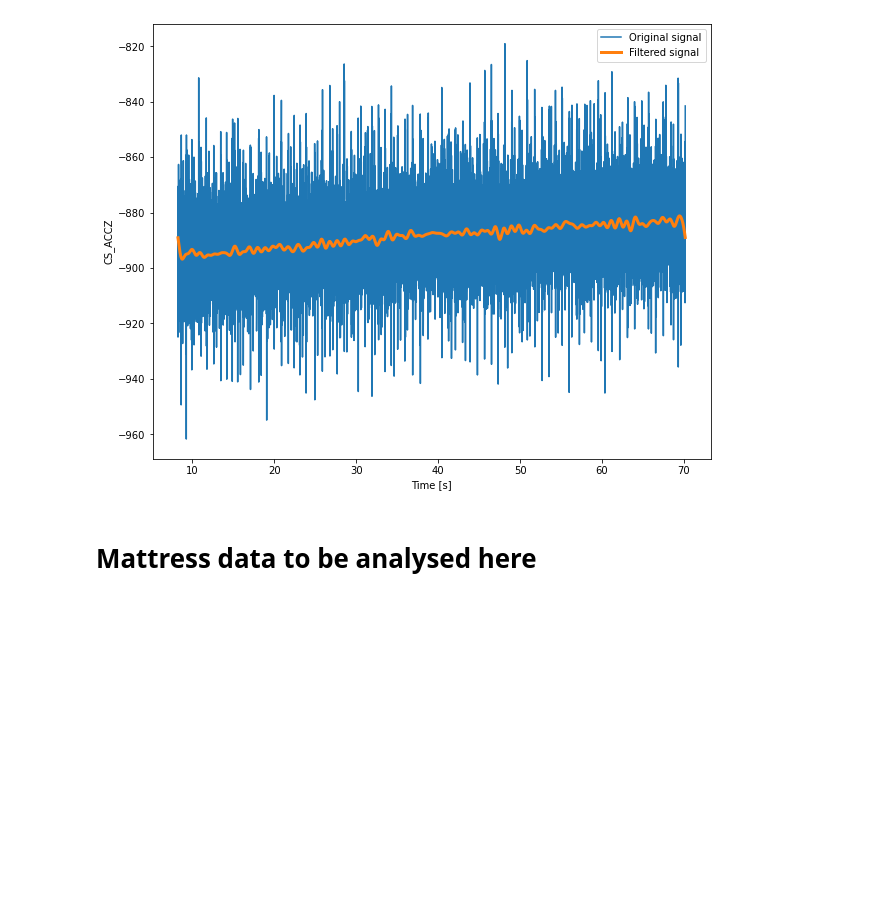
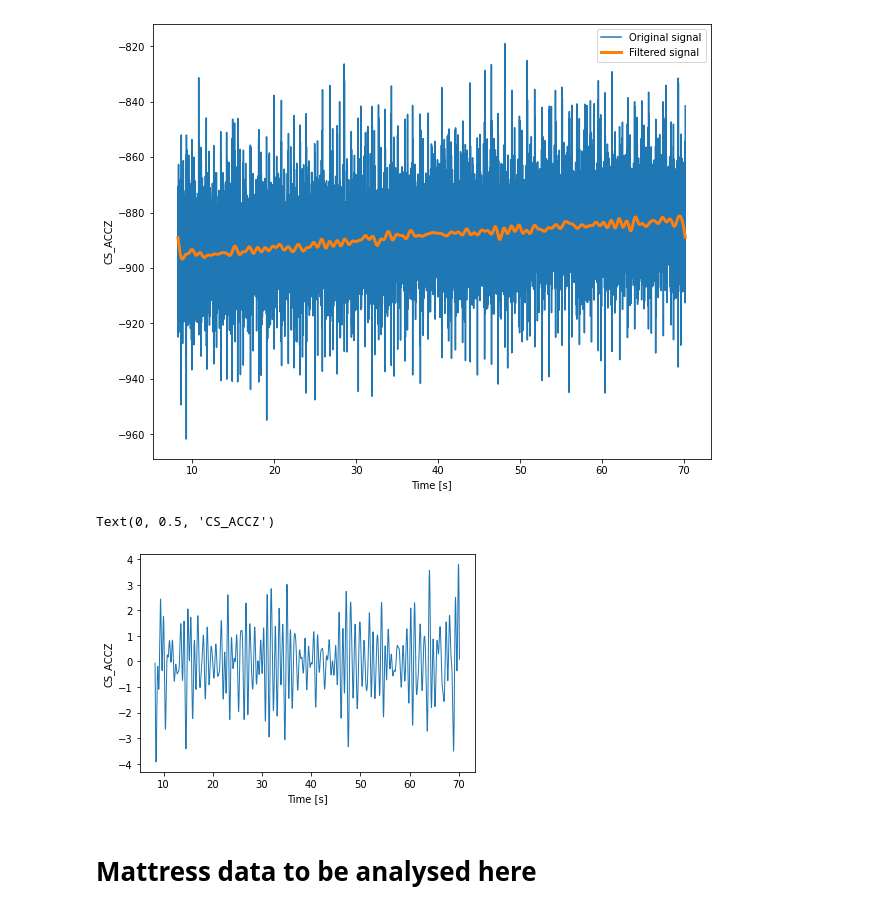
Before and after one commit to ericabrisigotti/heart_rate_estimation_LCP-A, a Jupyter notebook: Project_update 1.ipynb, the cells around one changed output. Cells and saved outputs as stored; diff of their text form; code cells hidden in the pictures; blank space fills up the shorter version.

Commit message:
Tried FFT, MatSus Data, more plotting

```diff
--- a/Project_update 1.ipynb
+++ b/Project_update 1.ipynb
@@ -591,6 +591,20 @@ print("Invert FFT if we cut out freq bigger than our peak freq")
 # %% [output]
 Invert FFT if we cut out freq bigger than our peak freq
 [figure]
+# %%
+# Freq between 30BPM to 100 BPM
+blocked_freq_fft = sig_fft.copy()
+blocked_freq_fft[(np.abs(sample_freq) >= 100/60)] = 0
+blocked_freq_fft[(np.abs(sample_freq) <= 30/60)] = 0
+
+filter_sigs = fftpack.ifft(blocked_freq_fft)
+
+plt.plot(cs['Time'], filter_sigs, linewidth=1, label='Filtered signal')
+plt.xlabel('Time [s]')
+plt.ylabel('CS_ACCZ')
+# %% [output]
+Text(0, 0.5, 'CS_ACCZ')
+[figure, added]
 # %% [markdown]
 # Mattress data to be analysed here
 # %%
```
Also changed, not shown: parts of 1 cell of this notebook.
